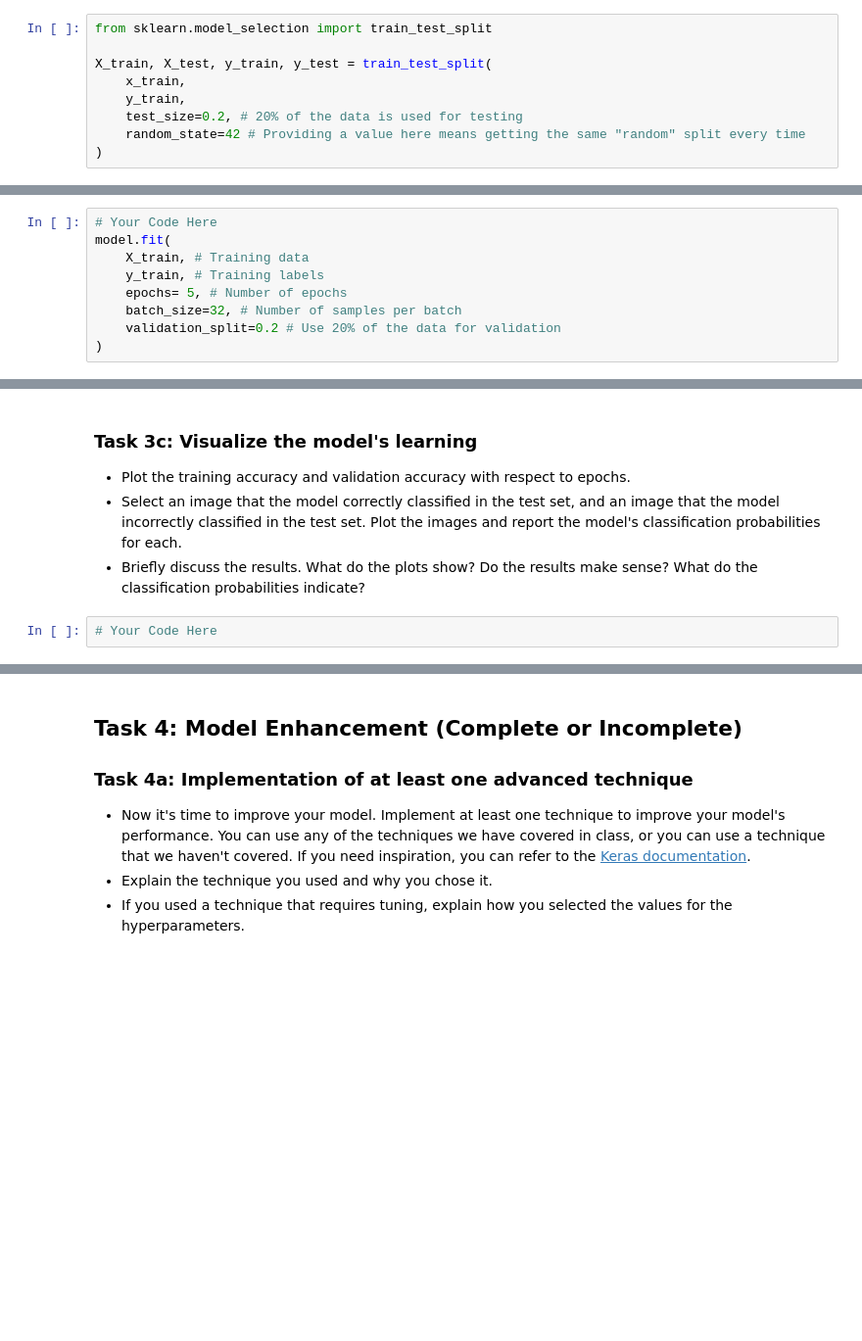
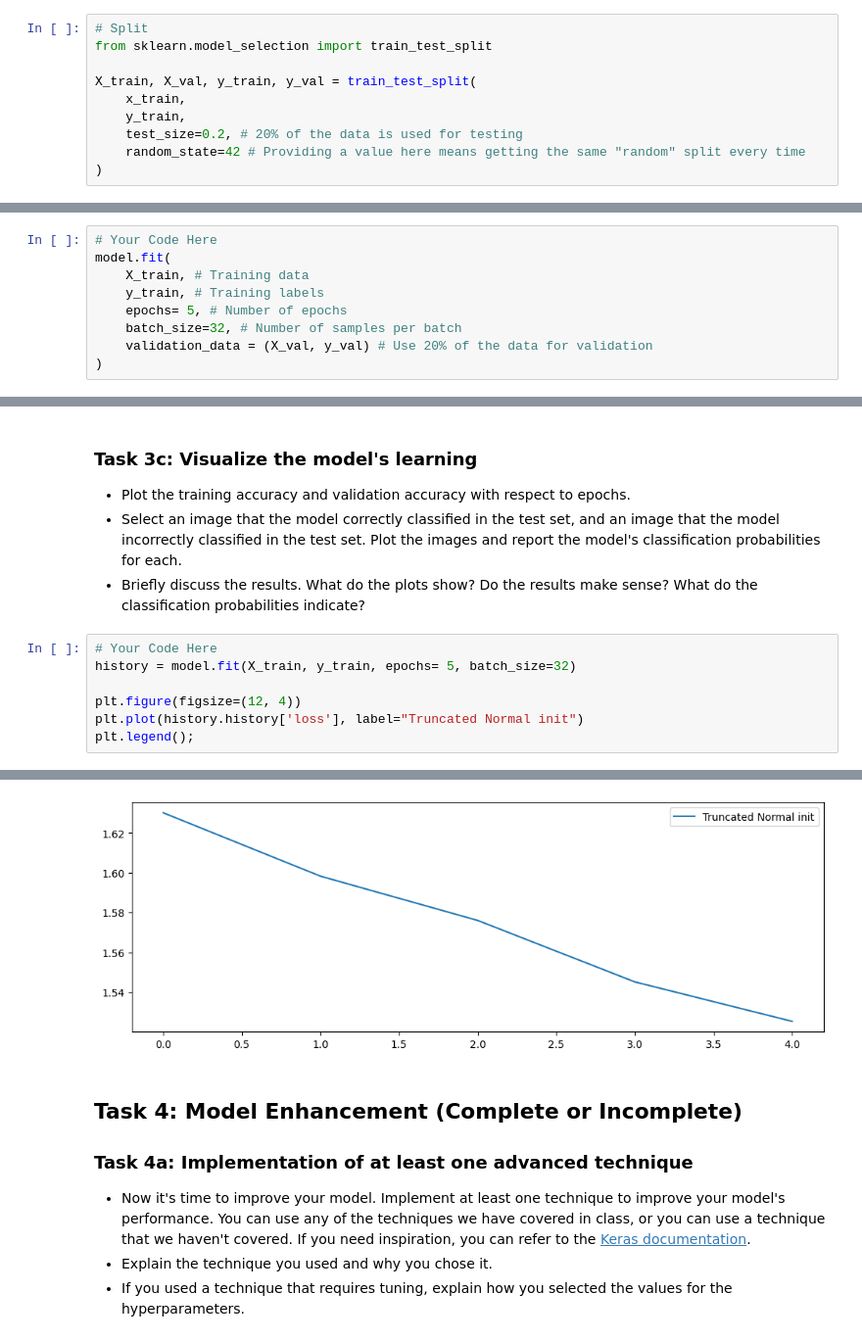
Before and after one commit to Urooj1607/deep_learning, a Jupyter notebook: 02_activities/assignments/assignment_1.ipynb, the cells around one changed output, grey strips where cells are left out. Shown at 98% size. Cells and saved outputs as stored; diff of their text form; blank space fills up the shorter version.

```diff
--- a/02_activities/assignments/assignment_1.ipynb
+++ b/02_activities/assignments/assignment_1.ipynb
@@ -95,9 +95,10 @@ After one-hot encoding: [0. 0. 0. 0. 0. 0. 0. 0. 0. 0. 0. 0. 0. 0. 0. 0. 0. 0. 0
  0. 0. 0. 0. 0. 0. 0. 0. 0. 0. 0. 0. 0. 0. 0. 0. 0. 0. 0. 0. 0. 0. 0. 0.
  0. 0. 0. 0.]
 # %%
+# Split
 from sklearn.model_selection import train_test_split
 
-X_train, X_test, y_train, y_test = train_test_split(
+X_train, X_val, y_train, y_val = train_test_split(
     x_train,
     y_train,
     test_size=0.2, # 20% of the data is used for testing
@@ -187,7 +194,7 @@ model.fit(
     y_train, # Training labels
     epochs= 5, # Number of epochs
     batch_size=32, # Number of samples per batch
-    validation_split=0.2 # Use 20% of the data for validation
+    validation_data = (X_val, y_val) # Use 20% of the data for validation
 )
 # %% [output]
 Epoch 1/5
@@ -232,3 +239,9 @@ Accuracy: 28.32%
 - Briefly discuss the results. What do the plots show? Do the results make sense? What do the classification probabilities indicate?
 # %%
 # Your Code Here
+history = model.fit(X_train, y_train, epochs= 5, batch_size=32)
+
+plt.figure(figsize=(12, 4))
+plt.plot(history.history['loss'], label="Truncated Normal init")
+plt.legend();
+# %% [output]
@@ -235,3 +258,4 @@ Accuracy: 28.32%
+[figure, added]
 # %% [markdown]
 ## Task 4: Model Enhancement (Complete or Incomplete)
 ### Task 4a: Implementation of at least one advanced technique
```
Also changed, not shown: parts of 17 cells of this notebook.
